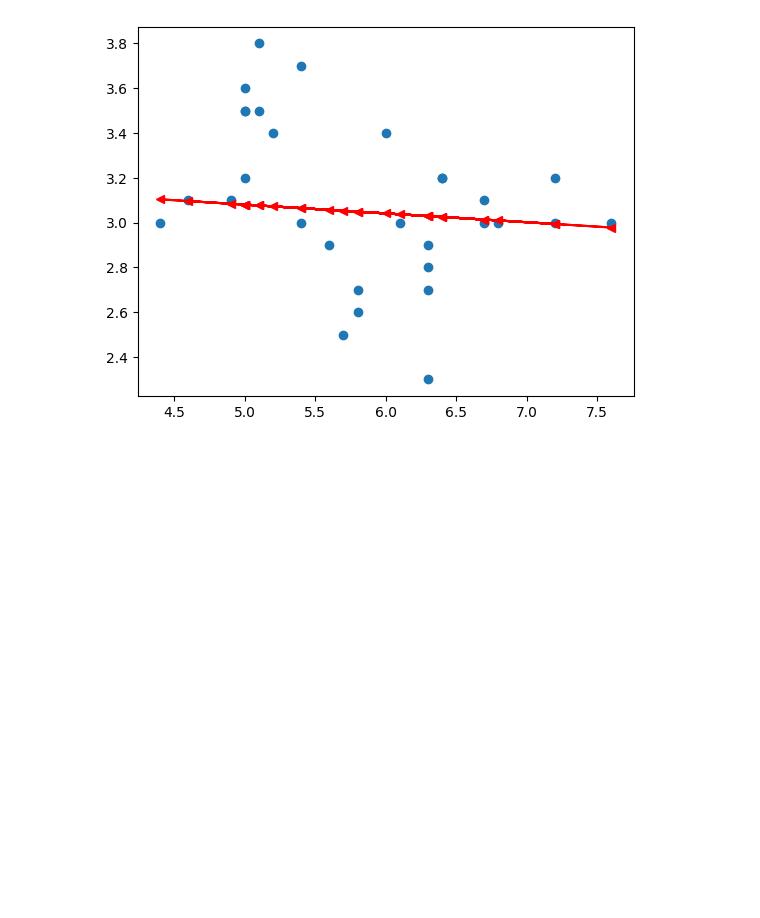
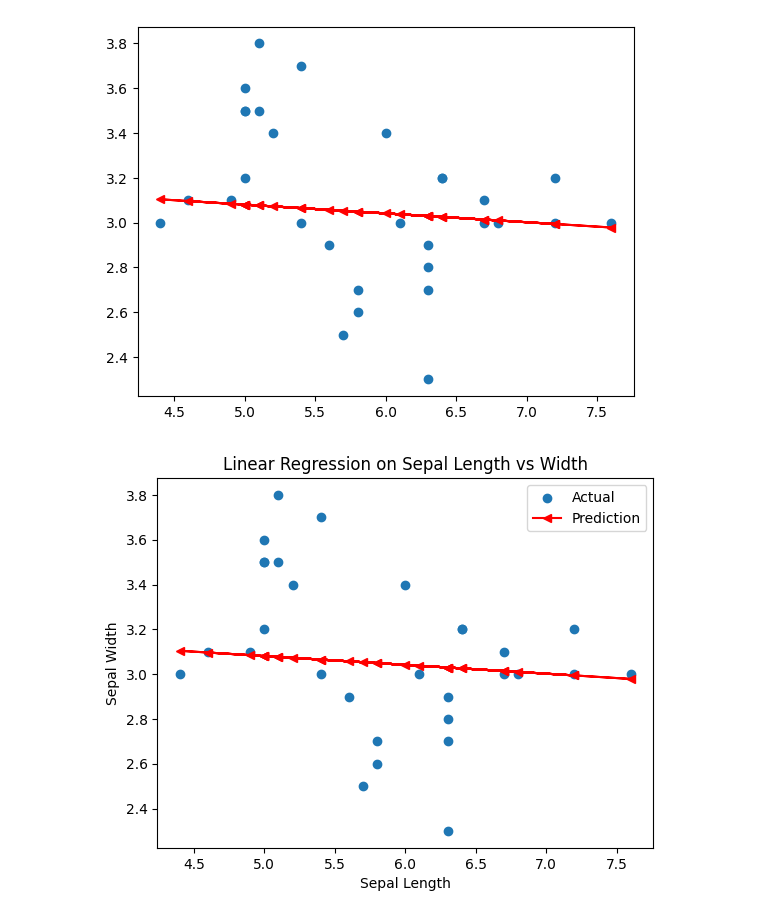
Before and after one commit to iamabirakash/Python, a Jupyter notebook: LinearRegression.ipynb, the cells around one changed output. Drawn from its saved outputs; the diff is of its cells as text; code cells hidden in the pictures; blank space fills up the shorter version.

Commit message:
Added Graphs

```diff
--- a/LinearRegression.ipynb
+++ b/LinearRegression.ipynb
@@ -85,3 +85,13 @@ plt.plot(x_test,sp_w_p,color='red',marker='<')
 # %% [output]
 [<matplotlib.lines.Line2D at 0x...>]
 [figure]
+# %%
+plt.scatter(x_test, y_test, label="Actual")
+plt.plot(x_test, sp_w_p, color='red', label="Prediction",marker='<')
+plt.xlabel("Sepal Length")
+plt.ylabel("Sepal Width")
+plt.title("Linear Regression on Sepal Length vs Width")
+plt.legend()
+plt.show()
+# %% [output]
+[figure, added]
```
